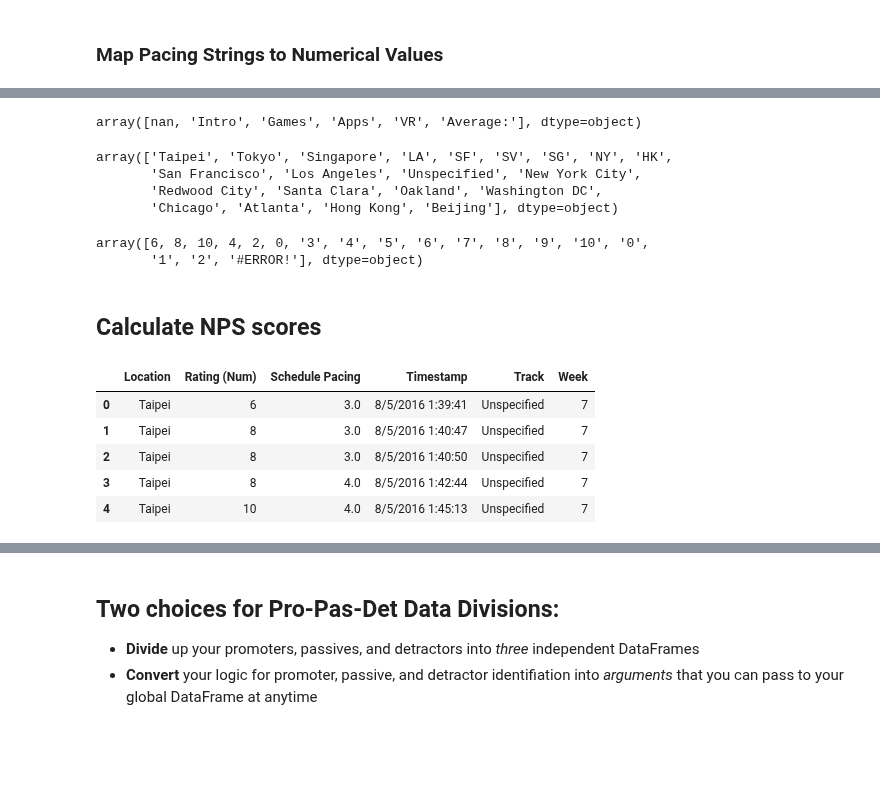
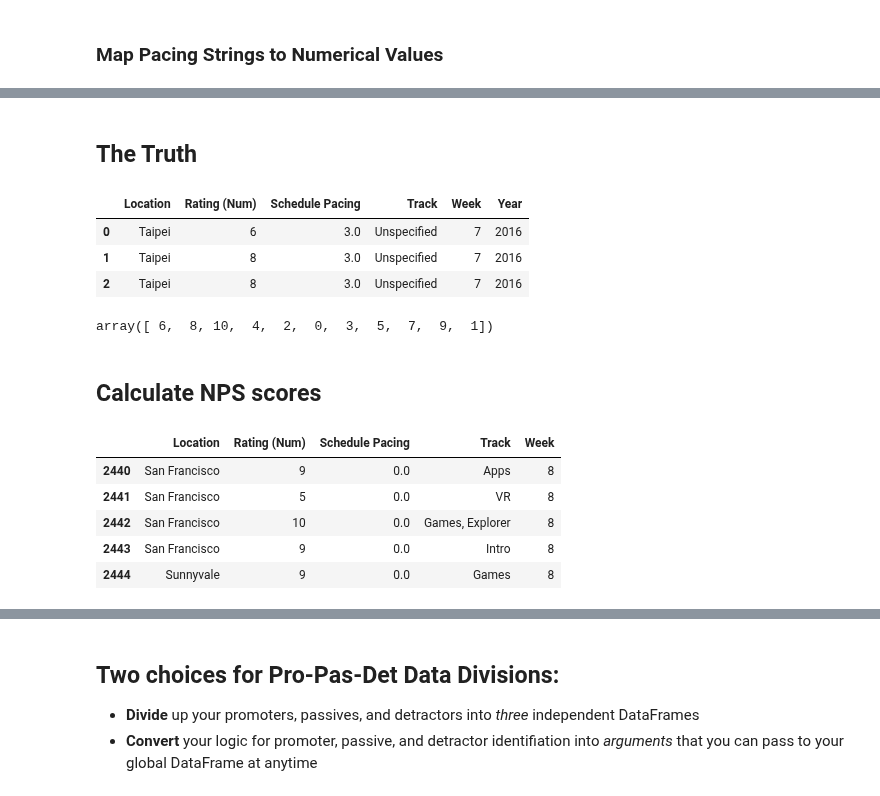
Before and after one commit to natepill/DS1.1, a Jupyter notebook: NPS/MS-Summer-Acadmey-2017.ipynb, the cells around one changed output, grey strips where cells are left out. Cells and saved outputs as stored; diff of their text form; code cells hidden in the pictures; blank space fills up the shorter version.

```diff
--- a/NPS/MS-Summer-Acadmey-2017.ipynb
+++ b/NPS/MS-Summer-Acadmey-2017.ipynb
@@ -541,8 +543,3 @@ Index(['How would you rate your overall satisfaction with the Summer Academy thi
 ### Week 8 (2016)
 # %%
 df_week_8 = pd.read_csv(REL_PATH_DIRECTORY + THE_8_PATH)
-# %%
-df_week_8["Week"] = 8
-df_week_8.rename(columns={"location": "Location"}, inplace=True)
-df_week_8.drop(columns=['#', 'Network ID'], inplace=True)
-df_week_8
@@ -591,6 +601,8 @@ week_mapper = {
 }
 
 df_2017["Week"] = df_2017["Week"].map(week_mapper)
+# %%
+df_2017["Year"] = "2017"
 # %% [markdown]
 ### Map Pacing Strings to Numerical Values
 # %%
@@ -622,53 +634,56 @@ df_2016_no_week_8.head()
-# %%
-'''Renaming columns to prepare for merge, dropping columns, filling nans'''
-
-df_2016_no_week_8 = df_2016_no_week_8.rename(columns={'How would you rate your overall satisfaction with the Summer Academy this week?': 'Rating (Num)', 'What track are you in?': 'Track', 'Pacing': 'Schedule Pacing'})
-# df_2016_no_week_8.drop(columns=['Timestamp'], inplace=True)
-
-df_2016_no_week_8["Track"].unique()
-# df_2016_no_week_8.head(3)
-# %% [output]
-array([nan, 'Intro', 'Games', 'Apps', 'VR', 'Average:'], dtype=object)
+# %% [markdown]
+## The Truth
 # %%
 # Filling NaNs in Track and Location in the_truth
-the_truth = pd.concat([df_2016_no_week_8, df_2017], ignore_index=True, sort=True)
+the_truth = pd.concat([df_2016_no_week_8, df_2017, df_week_8], ignore_index=True, sort=True)
 the_truth["Track"] = the_truth["Track"].fillna("Unspecified")
 the_truth["Location"] = the_truth["Location"].fillna("Unspecified")
+# the_truth.drop(columns=['Timestamp'], inplace=True)
+# the_truth.drop(columns=['ID'], inplace=True)
-# %%
-the_truth["Location"].unique()
-# %% [output]
-array(['Taipei', 'Tokyo', 'Singapore', 'LA', 'SF', 'SV', 'SG', 'NY', 'HK',
-       'San Francisco', 'Los Angeles', 'Unspecified', 'New York City',
-       'Redwood City', 'Santa Clara', 'Oakland', 'Washington DC',
-       'Chicago', 'Atlanta', 'Hong Kong', 'Beijing'], dtype=object)
+# %%
+the_truth.head(3)
+# %% [output]
+|  | Location | Rating (Num) | Schedule Pacing | Track | Week | Year |
+| 0 | Taipei | 6 | 3.0 | Unspecified | 7 | 2016 |
+| 1 | Taipei | 8 | 3.0 | Unspecified | 7 | 2016 |
+| 2 | Taipei | 8 | 3.0 | Unspecified | 7 | 2016 |
 # %%
 # Clean Rating (Num) in the_truth
 
 
-rating_uniques_the_truth = [6, 8, 10, 4, 2, 0, '3', '4', '5', '6', '7', '8', '9', '10', '0', '1', '2', '#ERROR!']
+old_rating_values = the_truth["Rating (Num)"].value_counts().keys().tolist()
 
-rating_num_mapper = dict(zip(rating_uniques_2017, [6, 8, 10, 4, 2, 0, 3, 4, 5, 6, 7, 8, 9, 10, 0, 1, 2, 0]))
+new_rating_value = [8, 8, 9, 10, 10, 7, 6, 6, 5, 4, 9, 0, 4, 3, 2, 7, 0, 2, 1, 5, 3, 0]
+
+the_truth = the_truth.replace(old_rating_values, new_rating_value)
+
+the_truth["Rating (Num)"].unique()
 
 
-the_truth['Rat'] = df['How would you rate your overall satisfaction with the Summer Academy this week?'].map(satisfaction_map).astype(int)
+# rating_uniques_the_truth = [6, 8, 10, 4, 2, 0, '3', '4', '5', '6', '7', '8', '9', '10', '0', '1', '2', '#ERROR!', 9, 3, 7, 5]
+
+# rating_num_mapper = dict(zip(rating_uniques_2017, [6, 8, 10, 4, 2, 0, 3, 4, 5, 6, 7, 8, 9, 10, 0, 1, 2, 0, 9, 3, 7, 5]))
+
+# # len(rating_uniques_the_truth)
+# # len(rating_num_mapper)
+
+# the_truth['Rating (Num)'] = the_truth['Rating (Num)'].map(rating_num_mapper).astype(int)
 
 
-
-the_truth["Rating (Num)"].unique()
+# the_truth["Rating (Num)"].unique()
 # %% [output]
-array([6, 8, 10, 4, 2, 0, '3', '4', '5', '6', '7', '8', '9', '10', '0',
-       '1', '2', '#ERROR!'], dtype=object)
+array([ 6,  8, 10,  4,  2,  0,  3,  5,  7,  9,  1])
 # %% [markdown]
 ## Calculate NPS scores
 # %%
 # ALL students during week 7 from 2016-17
-the_truth_week_7 = the_truth[the_truth["Week"] == 7]
-the_truth_week_7.head()
+the_truth_week_7 = the_truth[the_truth["Week"] == 8]
+the_truth_week_7.tail()
 # %% [output]
-|  | Location | Rating (Num) | Schedule Pacing | Timestamp | Track | Week |
-| 0 | Taipei | 6 | 3.0 | 8/5/2016 1:39:41 | Unspecified | 7 |
-| 1 | Taipei | 8 | 3.0 | 8/5/2016 1:40:47 | Unspecified | 7 |
-| 2 | Taipei | 8 | 3.0 | 8/5/2016 1:40:50 | Unspecified | 7 |
-| 3 | Taipei | 8 | 4.0 | 8/5/2016 1:42:44 | Unspecified | 7 |
-| 4 | Taipei | 10 | 4.0 | 8/5/2016 1:45:13 | Unspecified | 7 |
+|  | Location | Rating (Num) | Schedule Pacing | Track | Week |
+| 2440 | San Francisco | 9 | 0.0 | Apps | 8 |
+| 2441 | San Francisco | 5 | 0.0 | VR | 8 |
+| 2442 | San Francisco | 10 | 0.0 | Games, Explorer | 8 |
+| 2443 | San Francisco | 9 | 0.0 | Intro | 8 |
+| 2444 | Sunnyvale | 9 | 0.0 | Games | 8 |
 # %%
```
Also changed, not shown: parts of 17 cells of this notebook.
